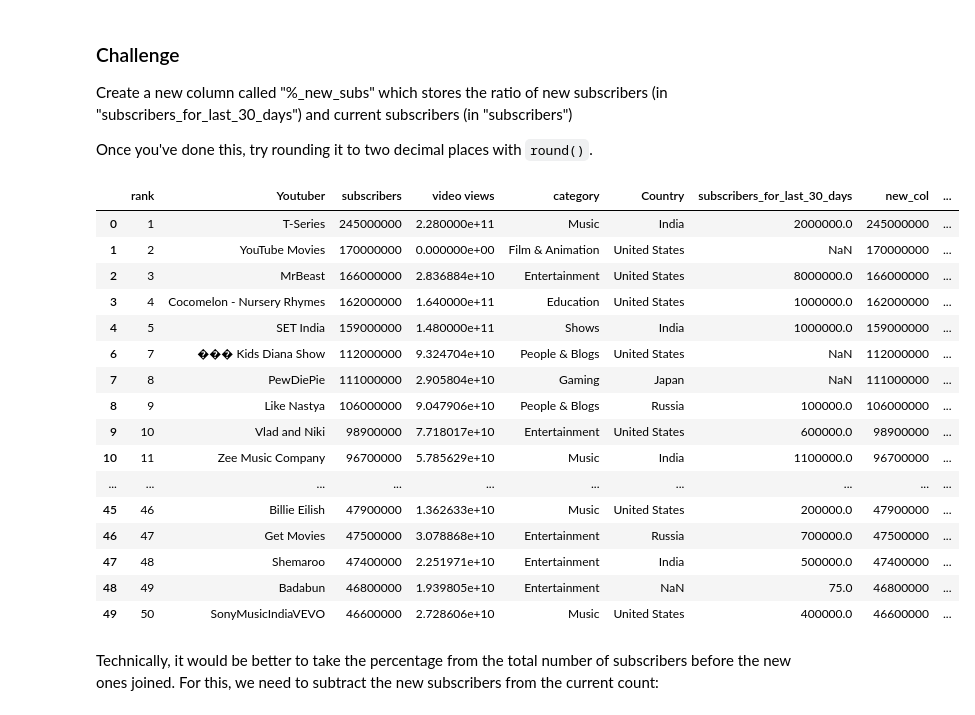
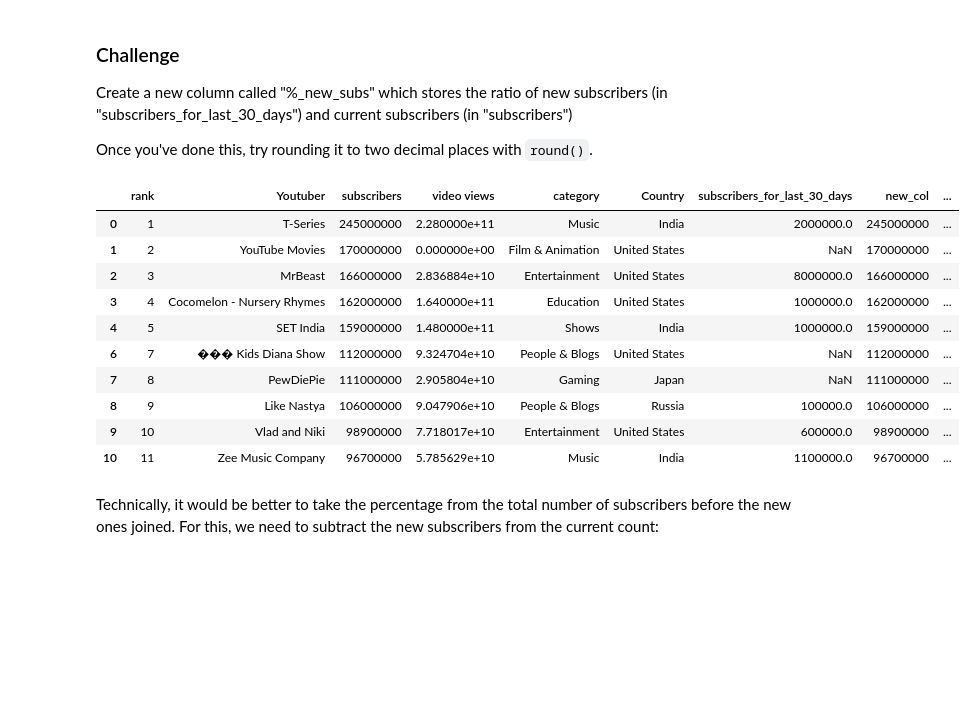
Before and after one commit to uqlibrary/technology-training, a Jupyter notebook: Python/revamp/data_transformation.ipynb, the cells around one changed output. Saved outputs shown, nothing was run; the diff lists cells and outputs as text; code cells hidden in the pictures; blank space fills up the shorter version.

```diff
--- a/Python/revamp/data_transformation.ipynb
+++ b/Python/revamp/data_transformation.ipynb
@@ -347,7 +347,7 @@ df["views_in_billions"] = round(df["video views"] / 1e9)
 A quick way to remove a column is with the `df.drop()` or `df.pop()` methods. Notice that `df.pop()` will display whatever was removed, while the other won't.
 # %%
 df.drop(columns = "new_col")
-df.pop("views_in_billions")
+df.pop("views_in_billions").head(10)
 # %% [output]
 0     228.0
 1       0.0
@@ -375,26 +369,20 @@ Once you've done this, try rounding it to two decimal places with `round()`.
 # %%
 # Solution
 
 df["%_new_subs"] = round(100 * df["subscribers_for_last_30_days"] / (df["subscribers"]), 2)
-df
+df.head(10)
 # %% [output]
 |  | rank | Youtuber | subscribers | video views | category | Country | subscribers_for_last_30_days | new_col | ... |
 | 0 | 1 | T-Series | 245000000 | 2.280000e+11 | Music | India | 2000000.0 | 245000000 | ... |
 | 1 | 2 | YouTube Movies | 170000000 | 0.000000e+00 | Film & Animation | United States | NaN | 170000000 | ... |
 | 2 | 3 | MrBeast | 166000000 | 2.836884e+10 | Entertainment | United States | 8000000.0 | 166000000 | ... |
 | 3 | 4 | Cocomelon - Nursery Rhymes | 162000000 | 1.640000e+11 | Education | United States | 1000000.0 | 162000000 | ... |
 | 4 | 5 | SET India | 159000000 | 1.480000e+11 | Shows | India | 1000000.0 | 159000000 | ... |
 | 6 | 7 | ��� Kids Diana Show | 112000000 | 9.324704e+10 | People & Blogs | United States | NaN | 112000000 | ... |
 | 7 | 8 | PewDiePie | 111000000 | 2.905804e+10 | Gaming | Japan | NaN | 111000000 | ... |
 | 8 | 9 | Like Nastya | 106000000 | 9.047906e+10 | People & Blogs | Russia | 100000.0 | 106000000 | ... |
 | 9 | 10 | Vlad and Niki | 98900000 | 7.718017e+10 | Entertainment | United States | 600000.0 | 98900000 | ... |
 | 10 | 11 | Zee Music Company | 96700000 | 5.785629e+10 | Music | India | 1100000.0 | 96700000 | ... |
-| ... | ... | ... | ... | ... | ... | ... | ... | ... | ... |
-| 45 | 46 | Billie Eilish | 47900000 | 1.362633e+10 | Music | United States | 200000.0 | 47900000 | ... |
-| 46 | 47 | Get Movies | 47500000 | 3.078868e+10 | Entertainment | Russia | 700000.0 | 47500000 | ... |
-| 47 | 48 | Shemaroo | 47400000 | 2.251971e+10 | Entertainment | India | 500000.0 | 47400000 | ... |
-| 48 | 49 | Badabun | 46800000 | 1.939805e+10 | Entertainment | NaN | 75.0 | 46800000 | ... |
-| 49 | 50 | SonyMusicIndiaVEVO | 46600000 | 2.728606e+10 | Music | United States | 400000.0 | 46600000 | ... |
 # %% [markdown]
 Technically, it would be better to take the percentage from the total number of subscribers before the new ones joined. For this, we need to subtract the new subscribers from the current count:
 # %%
```
Also changed, not shown: parts of 6 cells of this notebook.
